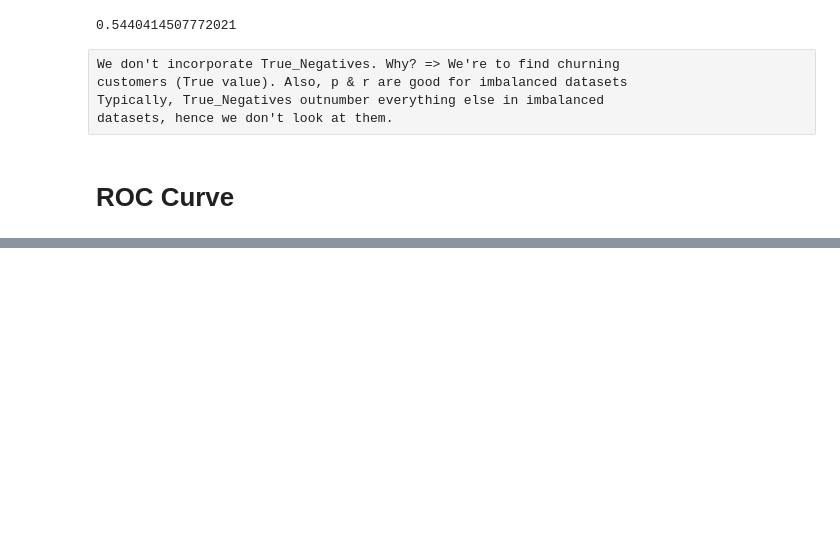
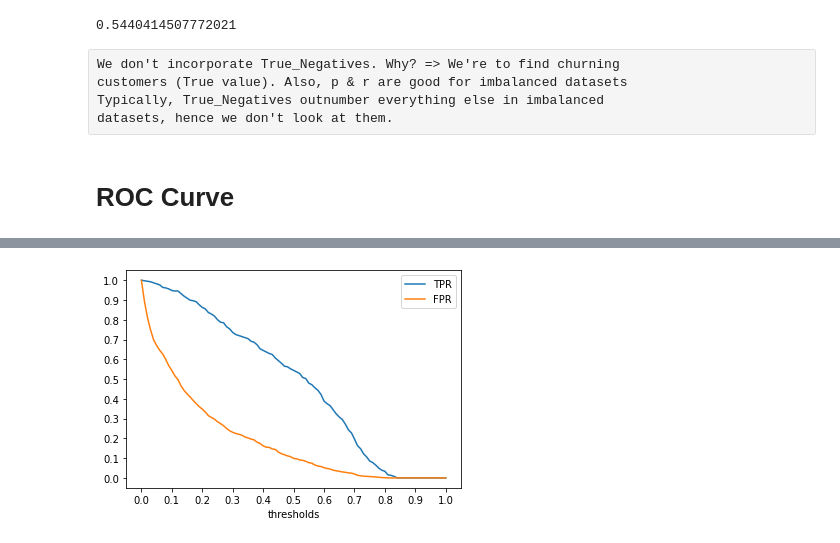
Before and after one commit to SleeplessChallenger/ML_ZoomCamp_code, a Jupyter notebook: logistic_regression_models/logreg_metrics.ipynb, the cells around one changed output, grey strips where cells are left out. Saved outputs shown, nothing was run; the diff lists cells and outputs as text; code cells hidden in the pictures; blank space fills up the shorter version.

```diff
--- a/logistic_regression_models/logreg_metrics.ipynb
+++ b/logistic_regression_models/logreg_metrics.ipynb
@@ -229,0 +253,25 @@ datasets, hence we don't look at them.
+# %%
+scores = []
+
+thresholds = np.linspace(0, 1, 101)
+
+for t in thresholds:
+    actual_positive = (y_valid == 1)
+    actual_negative = (y_valid == 0)
+
+    prediction_positive = (soft_prediction >= t)
+    prediction_negative = (soft_prediction < t)
+
+    true_positive = (actual_positive & prediction_positive).sum()
+    true_negative = (actual_negative & prediction_negative).sum()
+
+    false_positive = (actual_negative & prediction_positive).sum()
+    false_negative = (actual_positive & prediction_negative).sum()
+
+    scores.append((t, true_positive, true_negative,
+                   false_positive, false_negative))
+# %%
+columns = ['t', 'tp', 'tn', 'fp', 'fn']
+
+df_small = pd.DataFrame(scores)
+df_small.columns = columns
@@ -229,0 +293,3 @@ datasets, hence we don't look at them.
+# %%
+df_small['tpr'] = df_small.tp / (df_small.tp + df_small.fn)
+df_small['fpr'] = df_small.fp / (df_small.fp + df_small.tn)
@@ -229,0 +311,13 @@ datasets, hence we don't look at them.
+# %%
+plt.plot(df_small.t, df_small['tpr'], label='TPR')
+plt.plot(df_small.t, df_small['fpr'], label='FPR')
+
+plt.xlabel('thresholds')
+
+plt.xticks(np.linspace(0, 1, 11))
+plt.yticks(np.linspace(0, 1, 11))
+
+plt.legend()
+plt.show()
+# %% [output]
+[figure, added]
```
Also changed, not shown: parts of 27 cells of this notebook, 1 other file.
